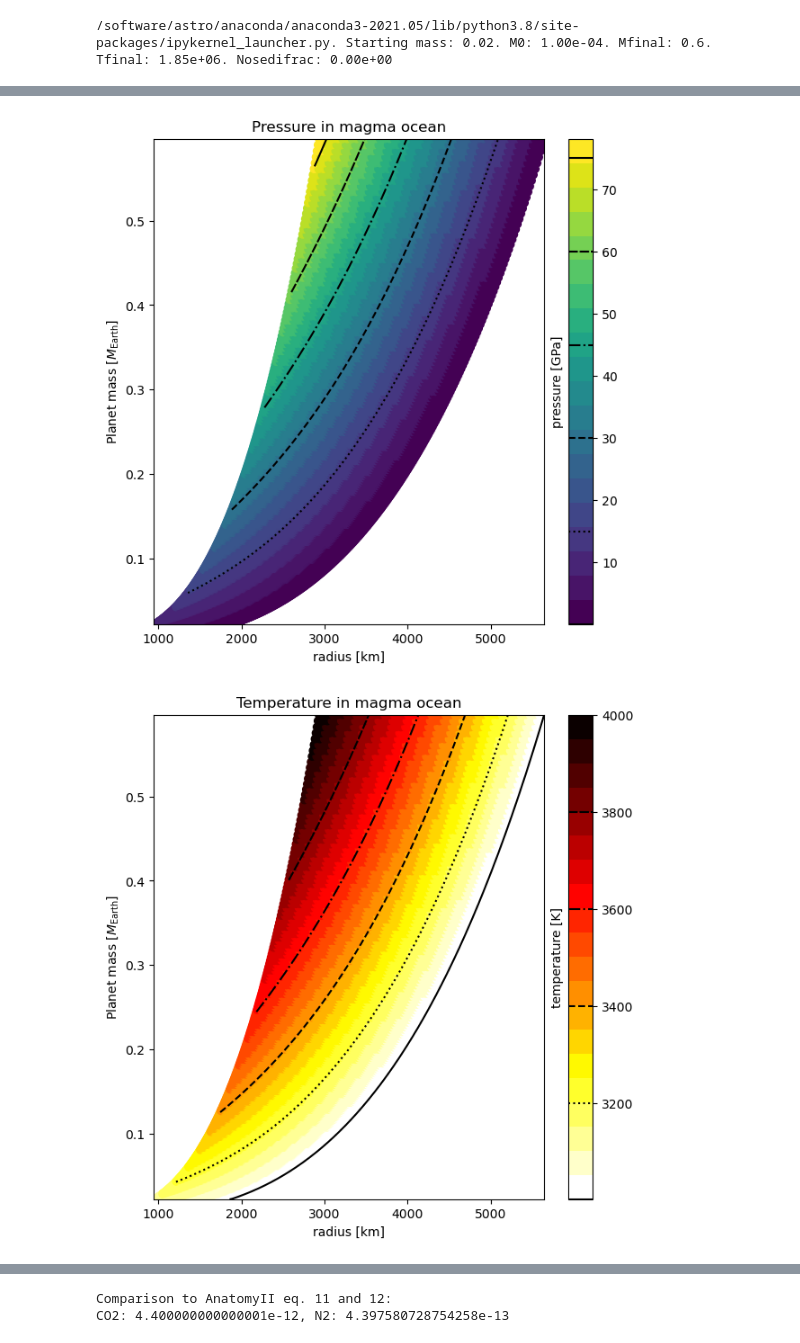
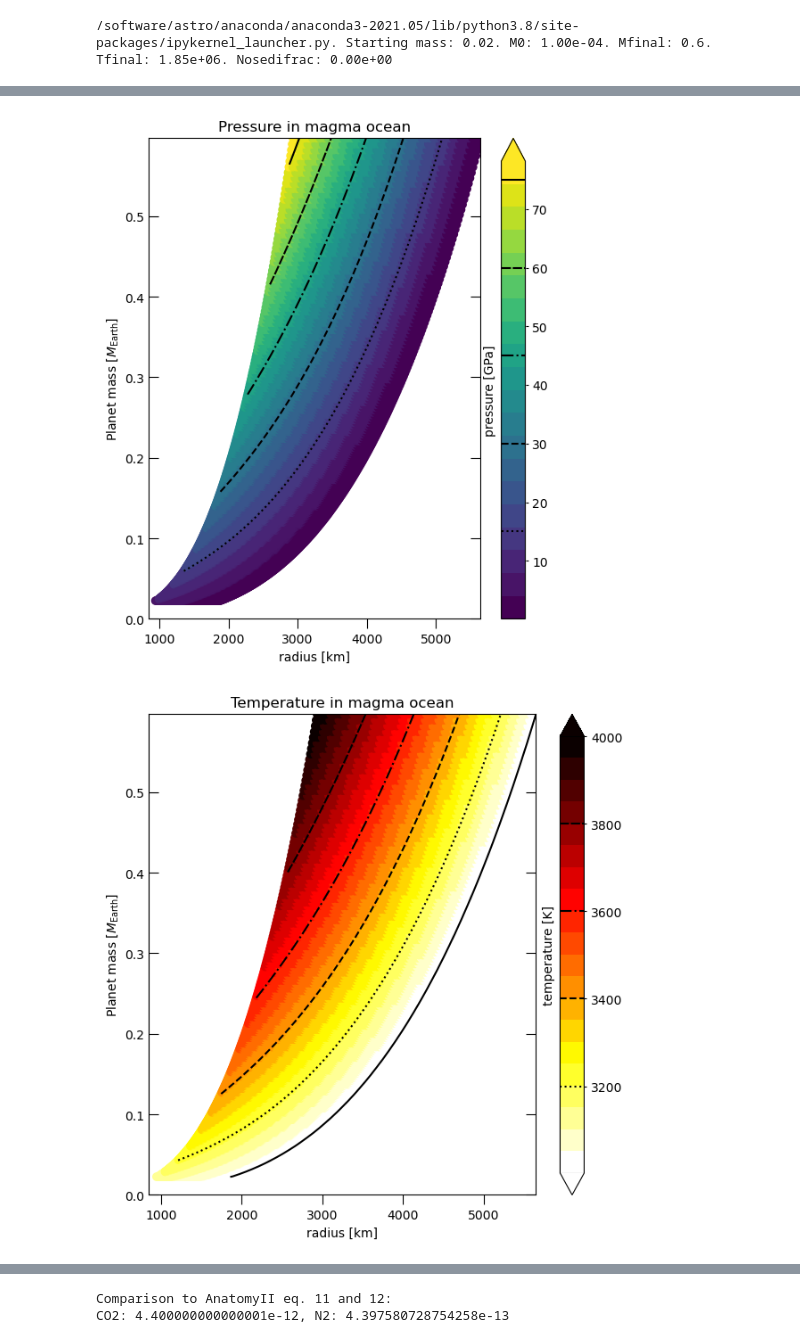
Before and after one commit to Falondil/PhD, a Jupyter notebook: Notebook.ipynb, the cells around one changed output, grey strips where cells are left out. Saved outputs shown, nothing was run; the diff lists cells and outputs as text; code cells hidden in the pictures.

```diff
--- a/Notebook.ipynb
+++ b/Notebook.ipynb
@@ -325,3 +331,15 @@ else:
+# %%
+# Plotting params
+plt.rcParams['xtick.direction'] = 'out'
+plt.rcParams['ytick.direction'] = 'in'
+plt.rcParams['xtick.top'] = False
+plt.rcParams['ytick.right'] = True
+plt.rcParams['xtick.bottom'] = True
+plt.rcParams['ytick.left'] = True
+plt.rcParams['xtick.major.size'] = 8
+plt.rcParams['ytick.major.size'] = 8
+plt.rcParams['xtick.minor.size'] = 4
+plt.rcParams['ytick.minor.size'] = 4
 # %%
 plt.figure()
 plt.plot(simulationtimearray, timearray)
@@ -550,38 +607,44 @@ plt.plot(rkfromfile[-1], densityfromfile[-1], color=colors[0])
 linestylelist=['-', ':', '--','-.', (0, (5,1)), '-']
 
 massplotmatrix = np.tile(protomasstimeplotarray/earthmass, (len(rkfromfile[0]), 1)).transpose()
 
-pressurefig = plt.figure(figsize=(7,7))
+pressurefig = plt.figure(figsize=(6,7))
 plt.title('Pressure in magma ocean')
 cmap = plt.get_cmap('viridis', 20)
 y = pressurefromfile
 CS = plt.scatter(rkfromfile, massplotmatrix, c=y, cmap=cmap, norm=mplcolors.Normalize(vmin=y.min(), vmax=y.max()))
 colorax = plt.gca()
 colorax.set_xlabel('radius [km]')
 colorax.set_ylabel('Planet mass '+r'$[M_\mathrm{Earth}]$')
-cbar = pressurefig.colorbar(CS, label='pressure [GPa]')
+cbar = pressurefig.colorbar(CS, label='pressure [GPa]', extend='max')
 cbar.ax.yaxis.set_label_position("left")
 contour = colorax.contour(rkfromfile, massplotmatrix, y, levels=5, colors='k', linewidths=1.5, linestyles=linestylelist)
 for j in range(len(contour.levels)):
     cbar.ax.axhline(contour.levels[j], color='k', linestyle=linestylelist[j%len(linestylelist)])
+plt.gca().set_ylim(bottom=0)
+plt.gca().set_xlim(left=rkfromfile[0,0]*0.9)
+cbar.ax.tick_params(axis='y', which='both', direction='out', size=2)
 
 temperaturefig = plt.figure(figsize=(7,7))
 plt.title('Temperature in magma ocean')
 cmap = plt.get_cmap('hot_r', 20)
 y = temperaturefromfile
 CS = plt.scatter(rkfromfile, massplotmatrix, c=y, cmap=cmap, norm=mplcolors.Normalize(vmin=y.min(), vmax=y.max()))
 plt.plot(rkfromfile[:,-1], protomasstimeplotarray/earthmass, color='k', linewidth=1.5)
 colorax = plt.gca()
 colorax.set_xlabel('radius [km]')
 colorax.set_ylabel('Planet mass '+r'$[M_\mathrm{Earth}]$')
-cbar = temperaturefig.colorbar(CS, label='temperature [K]')
+cbar = temperaturefig.colorbar(CS, label='temperature [K]', extend='both')
 cbar.ax.yaxis.set_label_position("left")
 contour = colorax.contour(rkfromfile, massplotmatrix, y, levels=4, colors='k', linewidths=1.5, linestyles=linestylelist)
 for j in range(len(contour.levels)):
     cbar.ax.axhline(contour.levels[j], color='k', linestyle=linestylelist[j%len(linestylelist)])
+plt.gca().set_ylim(bottom=0)
+plt.gca().set_xlim(left=rkfromfile[0,0]*0.9)
+cbar.ax.tick_params(axis='y', which='both', direction='out', size=2)
 # %% [output]
-[figure, old version]
+[figure, new version]
-[figure, old version]
+[figure, new version]
 # %%
 volatilecolorstyles = np.array(['Blues','Reds','Greens'])
 
```
Also changed, not shown: parts of 24 cells of this notebook, 1 other file.
